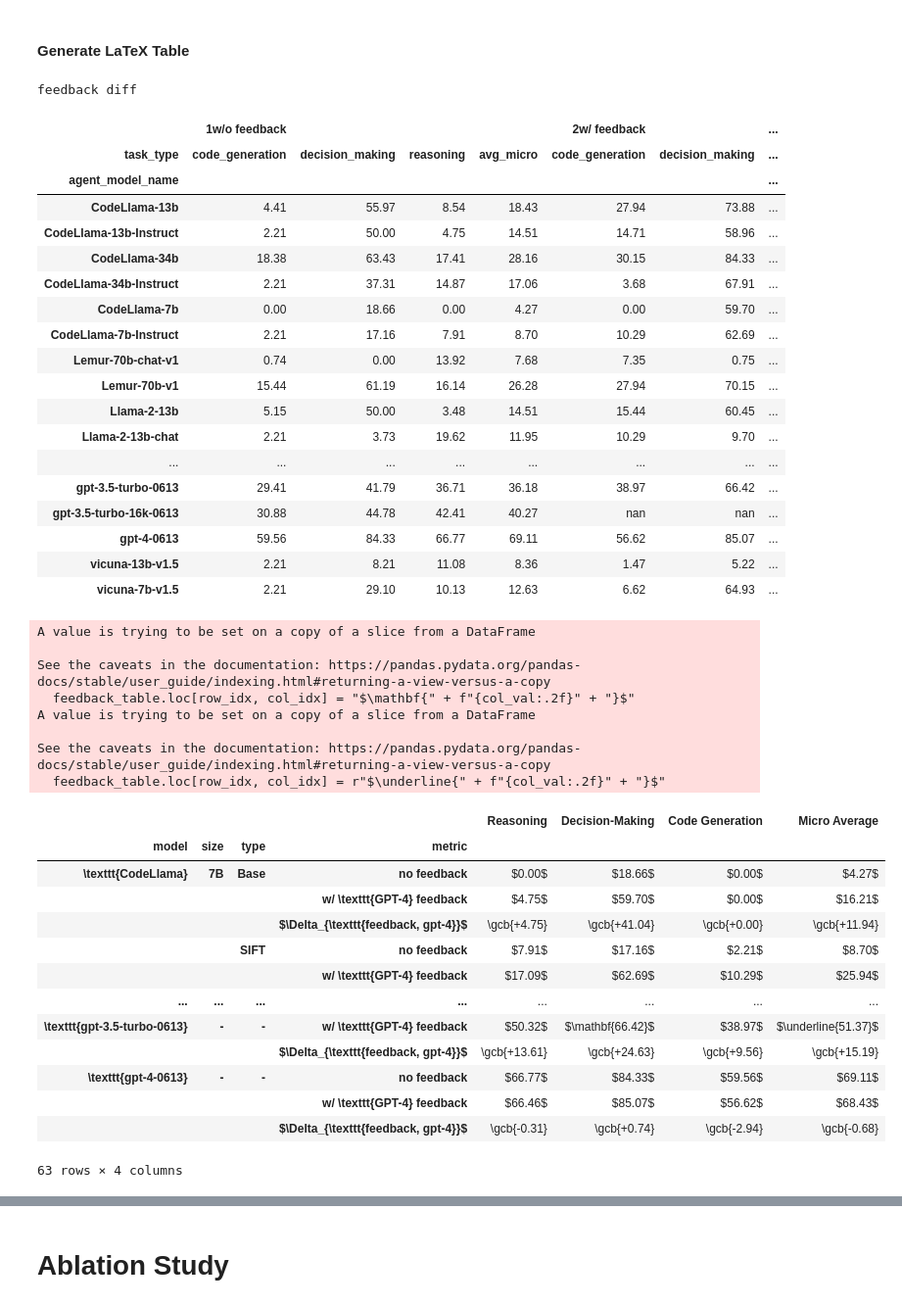
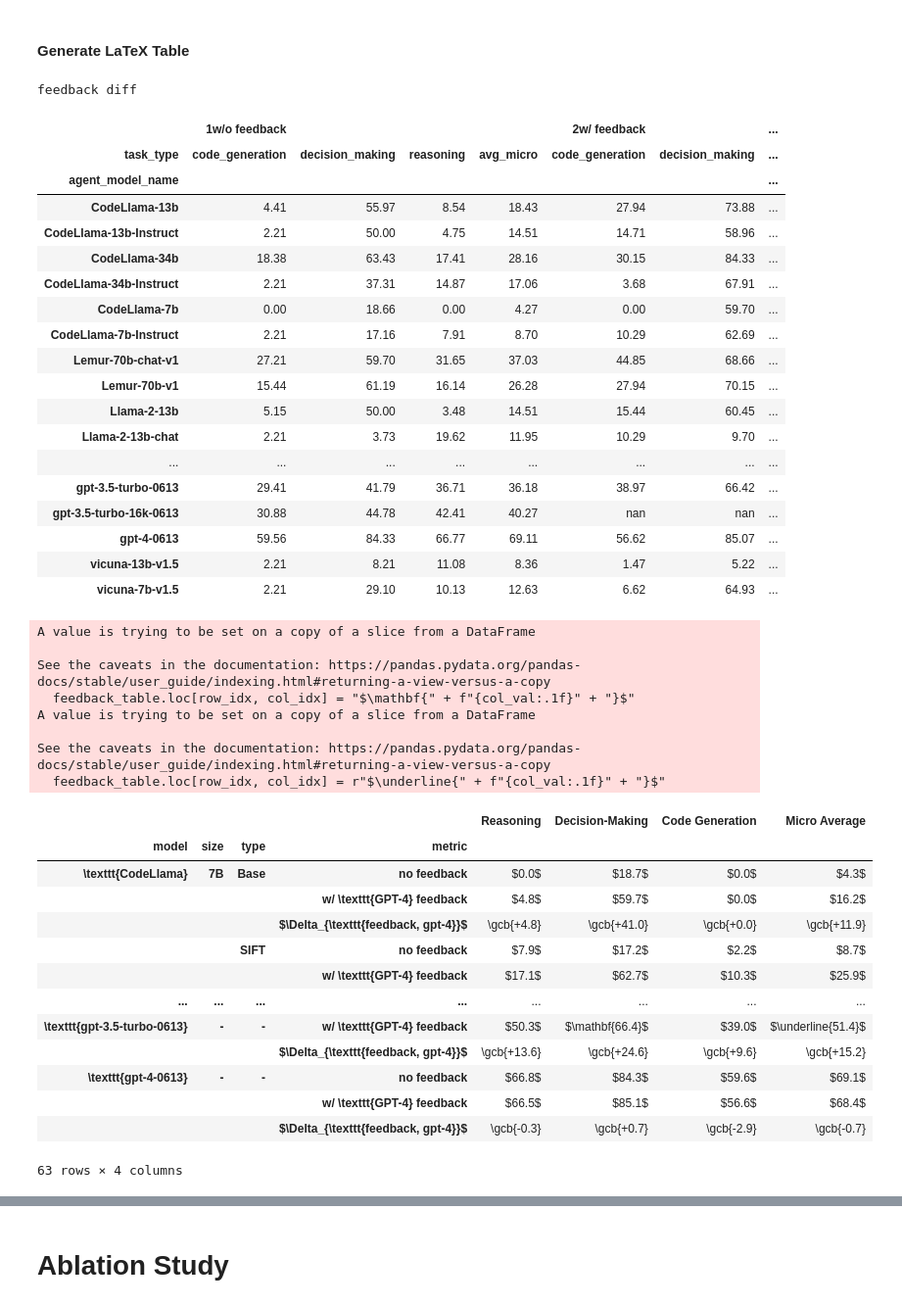
Before and after one commit to xingyaoww/mint-bench, a Jupyter notebook: scripts/notebook/analyze_outputs.ipynb, the cells around one changed output, grey strips where cells are left out. Shown at 98% size. Drawn from its saved outputs; the diff is of its cells as text; code cells hidden in the pictures.

```diff
--- a/scripts/notebook/analyze_outputs.ipynb
+++ b/scripts/notebook/analyze_outputs.ipynb
@@ -62,6 +63,8 @@ df["results"] = df.filepath.apply(load_results)
 
 def rename_model(model_name):
     MODEL_RENAME = {
+        "lemur-70b-v1": "Lemur-70b-v1",
+        "lemur-70b-chat-v1": "Lemur-70b-chat-v1",
         "llama-2-lemur-70b-chat-v1": "Lemur-70b-chat-v1",
         "llama-2-lemur-70b-v1": "Lemur-70b-v1",
     }
@@ -73,7 +76,7 @@ def rename_model(model_name):
 all_results = []
 for row in df.itertuples():
     row.results["agent_model_name"] = rename_model(row.agent_model_name)
-    row.results["feedback_model_name"] = row.feedback_model_name
+    row.results["feedback_model_name"] = rename_model(row.feedback_model_name)
     row.results["feedback_setting"] = row.feedback_setting
     row.results["exp_setting"] = row.exp_setting
     row.results["task_name"] = row.task_name
@@ -566,9 +698,9 @@ def highlight_max(feedback_table):
 
         for col_idx, col_val in row.iteritems():
             if col_val == col_to_sorted_val[col_idx][0]:
-                feedback_table.loc[row_idx, col_idx] = "$\mathbf{" + f"{col_val:.2f}" + "}$"
+                feedback_table.loc[row_idx, col_idx] = "$\mathbf{" + f"{col_val:.1f}" + "}$"
             elif col_val == col_to_sorted_val[col_idx][1]:
-                feedback_table.loc[row_idx, col_idx] = r"$\underline{" + f"{col_val:.2f}" + "}$"
+                feedback_table.loc[row_idx, col_idx] = r"$\underline{" + f"{col_val:.1f}" + "}$"
 
     return feedback_table
 
@@ -587,9 +719,9 @@ def plot_feedback_diff_table(
         .style.format("{:.2f}").background_gradient(cmap='Blues', axis=0)
     )
     feedback_table = pd.concat([
-        nofeedback_perf.applymap(lambda x: f"${x:.2f}$"),
-        feedback_perf.applymap(lambda x: f"${x:.2f}$"),
-        diff.applymap(lambda x: "\gcb{" + f"{x:+.2f}" + "}" if float(x) == float(x) else "-")#.applymap(lambda x: "\gcb{" + f"{x:+.2f}" + "}")
+        nofeedback_perf.applymap(lambda x: f"${x:.1f}$"),
+        feedback_perf.applymap(lambda x: f"${x:.1f}$"),
+        diff.applymap(lambda x: "\gcb{" + f"{x:+.1f}" + "}" if float(x) == float(x) else "-")#.applymap(lambda x: "\gcb{" + f"{x:+.2f}" + "}")
     ], axis=1, keys=['1w/o feedback', '2w/ feedback', r'3\Delta_{\text{feedback}}'])
 
     feedback_table.columns = feedback_table.columns.set_names(['metric', 'task_type'])
@@ -660,9 +792,9 @@ def plot_feedback_diff_table(
 
     add_superscript((r"\texttt{LLaMA-2}", "7B", "RLHF", "no feedback"), "Decision-Making", "*")
 
-    add_superscript((r"\texttt{Lemur-v1}", "70B", "SIFT", "no feedback"), "Reasoning", "*")
-    add_superscript((r"\texttt{Lemur-v1}", "70B", "SIFT", "no feedback"), "Decision-Making", "*")
-    add_superscript((r"\texttt{Lemur-v1}", "70B", "SIFT", "no feedback"), "Code Generation", "*")
+    # add_superscript((r"\texttt{Lemur-v1}", "70B", "SIFT", "no feedback"), "Reasoning", "*")
+    # add_superscript((r"\texttt{Lemur-v1}", "70B", "SIFT", "no feedback"), "Decision-Making", "*")
+    # add_superscript((r"\texttt{Lemur-v1}", "70B", "SIFT", "no feedback"), "Code Generation", "*")
 
     # vicuna \_ issue
     add_superscript((r"\texttt{Vicuna-v1.5}", "7B", "SIFT", "no feedback"), "Reasoning", r"\dagger")
@@ -700,47 +832,47 @@ feedback_table = plot_feedback_diff_table(
     ]
 )
 # %% [output]
 feedback diff
 |  | 1w/o feedback |  |  |  | 2w/ feedback |  | ... |
 | task_type | code_generation | decision_making | reasoning | avg_micro | code_generation | decision_making | ... |
 | agent_model_name |  |  |  |  |  |  | ... |
 | CodeLlama-13b | 4.41 | 55.97 | 8.54 | 18.43 | 27.94 | 73.88 | ... |
 | CodeLlama-13b-Instruct | 2.21 | 50.00 | 4.75 | 14.51 | 14.71 | 58.96 | ... |
 | CodeLlama-34b | 18.38 | 63.43 | 17.41 | 28.16 | 30.15 | 84.33 | ... |
 | CodeLlama-34b-Instruct | 2.21 | 37.31 | 14.87 | 17.06 | 3.68 | 67.91 | ... |
 | CodeLlama-7b | 0.00 | 18.66 | 0.00 | 4.27 | 0.00 | 59.70 | ... |
 | CodeLlama-7b-Instruct | 2.21 | 17.16 | 7.91 | 8.70 | 10.29 | 62.69 | ... |
-| Lemur-70b-chat-v1 | 0.74 | 0.00 | 13.92 | 7.68 | 7.35 | 0.75 | ... |
+| Lemur-70b-chat-v1 | 27.21 | 59.70 | 31.65 | 37.03 | 44.85 | 68.66 | ... |
 | Lemur-70b-v1 | 15.44 | 61.19 | 16.14 | 26.28 | 27.94 | 70.15 | ... |
 | Llama-2-13b | 5.15 | 50.00 | 3.48 | 14.51 | 15.44 | 60.45 | ... |
 | Llama-2-13b-chat | 2.21 | 3.73 | 19.62 | 11.95 | 10.29 | 9.70 | ... |
 | ... | ... | ... | ... | ... | ... | ... | ... |
 | gpt-3.5-turbo-0613 | 29.41 | 41.79 | 36.71 | 36.18 | 38.97 | 66.42 | ... |
 | gpt-3.5-turbo-16k-0613 | 30.88 | 44.78 | 42.41 | 40.27 | nan | nan | ... |
 | gpt-4-0613 | 59.56 | 84.33 | 66.77 | 69.11 | 56.62 | 85.07 | ... |
 | vicuna-13b-v1.5 | 2.21 | 8.21 | 11.08 | 8.36 | 1.47 | 5.22 | ... |
 | vicuna-7b-v1.5 | 2.21 | 29.10 | 10.13 | 12.63 | 6.62 | 64.93 | ... |
 A value is trying to be set on a copy of a slice from a DataFrame
 
 See the caveats in the documentation: https://pandas.pydata.org/pandas-docs/stable/user_guide/indexing.html#returning-a-view-versus-a-copy
-  feedback_table.loc[row_idx, col_idx] = "$\mathbf{" + f"{col_val:.2f}" + "}$"
+  feedback_table.loc[row_idx, col_idx] = "$\mathbf{" + f"{col_val:.1f}" + "}$"
 A value is trying to be set on a copy of a slice from a DataFrame
 
 See the caveats in the documentation: https://pandas.pydata.org/pandas-docs/stable/user_guide/indexing.html#returning-a-view-versus-a-copy
-  feedback_table.loc[row_idx, col_idx] = r"$\underline{" + f"{col_val:.2f}" + "}$"
+  feedback_table.loc[row_idx, col_idx] = r"$\underline{" + f"{col_val:.1f}" + "}$"
 |  |  |  |  | Reasoning | Decision-Making | Code Generation | Micro Average |
 | model | size | type | metric |  |  |  |  |
-| \texttt{CodeLlama} | 7B | Base | no feedback | $0.00$ | $18.66$ | $0.00$ | $4.27$ |
-|  |  |  | w/ \texttt{GPT-4} feedback | $4.75$ | $59.70$ | $0.00$ | $16.21$ |
-|  |  |  | $\Delta_{\texttt{feedback, gpt-4}}$ | \gcb{+4.75} | \gcb{+41.04} | \gcb{+0.00} | \gcb{+11.94} |
-|  |  | SIFT | no feedback | $7.91$ | $17.16$ | $2.21$ | $8.70$ |
-|  |  |  | w/ \texttt{GPT-4} feedback | $17.09$ | $62.69$ | $10.29$ | $25.94$ |
+| \texttt{CodeLlama} | 7B | Base | no feedback | $0.0$ | $18.7$ | $0.0$ | $4.3$ |
+|  |  |  | w/ \texttt{GPT-4} feedback | $4.8$ | $59.7$ | $0.0$ | $16.2$ |
+|  |  |  | $\Delta_{\texttt{feedback, gpt-4}}$ | \gcb{+4.8} | \gcb{+41.0} | \gcb{+0.0} | \gcb{+11.9} |
+|  |  | SIFT | no feedback | $7.9$ | $17.2$ | $2.2$ | $8.7$ |
+|  |  |  | w/ \texttt{GPT-4} feedback | $17.1$ | $62.7$ | $10.3$ | $25.9$ |
 | ... | ... | ... | ... | ... | ... | ... | ... |
-| \texttt{gpt-3.5-turbo-0613} | - | - | w/ \texttt{GPT-4} feedback | $50.32$ | $\mathbf{66.42}$ | $38.97$ | $\underline{51.37}$ |
-|  |  |  | $\Delta_{\texttt{feedback, gpt-4}}$ | \gcb{+13.61} | \gcb{+24.63} | \gcb{+9.56} | \gcb{+15.19} |
-| \texttt{gpt-4-0613} | - | - | no feedback | $66.77$ | $84.33$ | $59.56$ | $69.11$ |
-|  |  |  | w/ \texttt{GPT-4} feedback | $66.46$ | $85.07$ | $56.62$ | $68.43$ |
-|  |  |  | $\Delta_{\texttt{feedback, gpt-4}}$ | \gcb{-0.31} | \gcb{+0.74} | \gcb{-2.94} | \gcb{-0.68} |
+| \texttt{gpt-3.5-turbo-0613} | - | - | w/ \texttt{GPT-4} feedback | $50.3$ | $\mathbf{66.4}$ | $39.0$ | $\underline{51.4}$ |
+|  |  |  | $\Delta_{\texttt{feedback, gpt-4}}$ | \gcb{+13.6} | \gcb{+24.6} | \gcb{+9.6} | \gcb{+15.2} |
+| \texttt{gpt-4-0613} | - | - | no feedback | $66.8$ | $84.3$ | $59.6$ | $69.1$ |
+|  |  |  | w/ \texttt{GPT-4} feedback | $66.5$ | $85.1$ | $56.6$ | $68.4$ |
+|  |  |  | $\Delta_{\texttt{feedback, gpt-4}}$ | \gcb{-0.3} | \gcb{+0.7} | \gcb{-2.9} | \gcb{-0.7} |
 63 rows × 4 columns
 \begin{tabular}{llllll|l}
 \toprule
```
Also changed, not shown: parts of 18 cells of this notebook, 4 other files.
